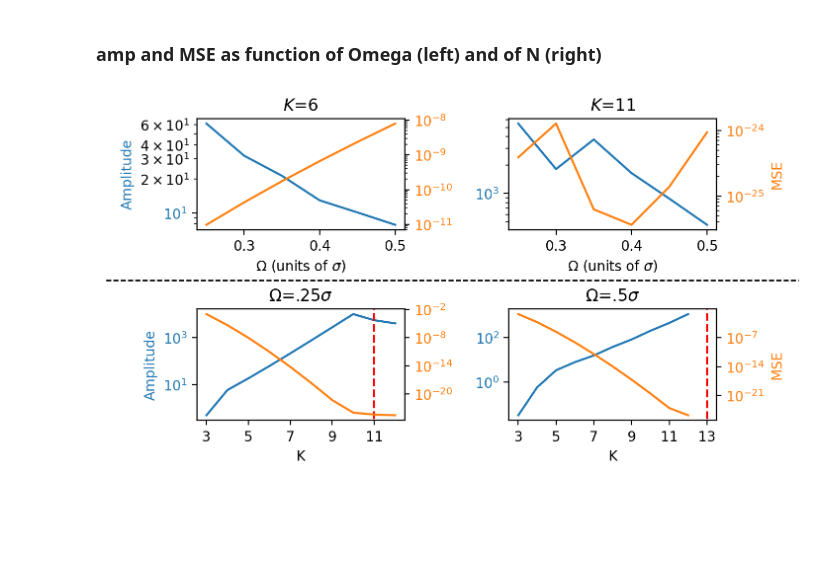
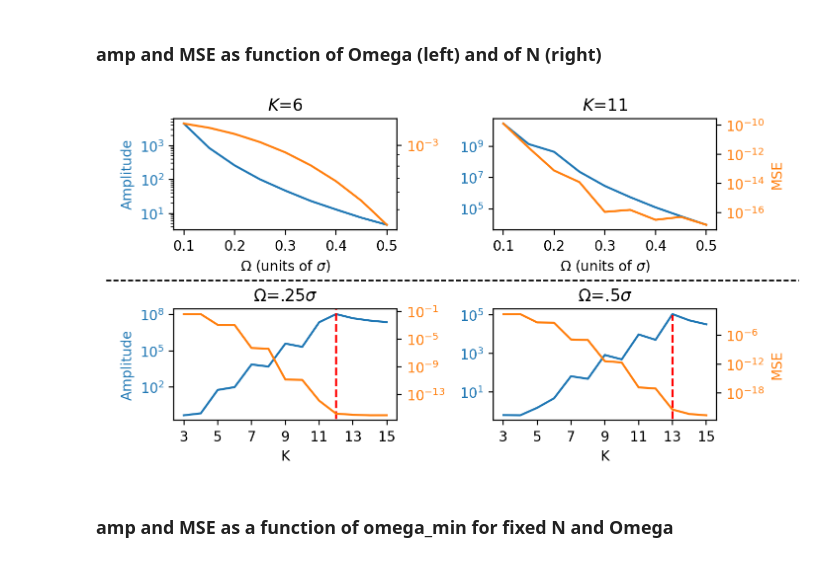
Before and after one commit to dwhite25/Reconstructing-Superoscillations, a Jupyter notebook: reconstructing_superoscillations.ipynb, the cells around one changed output. Drawn from its saved outputs; the diff is of its cells as text; code cells hidden in the pictures; blank space fills up the shorter version.

```diff
--- a/reconstructing_superoscillations.ipynb
+++ b/reconstructing_superoscillations.ipynb
@@ -473,0 +99,26 @@ mins.columns = ['N', 'Omega', 'omega_min', 'amp', 'MSE']
+# %%
+results     = []    # N, Omega, omega_min, max amp, MSE
+for N in np.arange(3, 16):
+    print('N =', N)
+    for freqspread in np.arange(.1, .501, .05):
+        print('  freqspread =', round(freqspread,2))
+        cyclewidth  = (N-1)/freqspread
+        ratio       = cyclewidth/_sincwidth
+        for minfreq in np.arange(0, .501, .005):
+            maxfreq = minfreq + freqspread
+
+            A       = get_fourier_fit(_t, N, minfreq, maxfreq)
+            coefs, _, _, _ = sp.linalg.lstsq(A, _sinc)
+
+            t_wave  = np.linspace(-_sincwidth*ratio/2, _sincwidth*ratio/2, int(_sinclength*ratio))
+            t_wave2 = np.linspace(-_sincwidth/2, _sincwidth/2, _sinclength)
+            y_wave  = fourier_series(t_wave, coefs, minfreq, maxfreq)
+            y_wave2 = fourier_series(t_wave2, coefs, minfreq, maxfreq)
+            _max    = max(np.abs(y_wave))
+            _mean   = np.mean((np.real(_sinc)-np.real(y_wave2))**2)
+            y_temp  = np.copy(y_wave2)
+            y_temp *= 1 + np.cos(t_wave2*np.pi*2/_sincwidth)
+
+            results.append([N, freqspread, minfreq, _max, _mean])
+
+results_db  = pd.DataFrame(results, columns=['N', 'freqspread', 'minfreq', 'max amp', 'MSE'])
@@ -474,3 +408,6 @@ mins.columns = ['N', 'Omega', 'omega_min', 'amp', 'MSE']
+# %%
+mins = results_db.copy()
+mins.columns = ['N', 'Omega', 'omega_min', 'amp', 'MSE']
 # %%
 # some data cleaning
 mins['N'] = mins['N'].astype(int)
@@ -525,11 +460,13 @@ ax1a = ax1.twinx()
 ax1a.plot(min_mse_O, color='tab:orange', label=r'MSE')
 ax1a.tick_params(axis='y', labelcolor='tab:orange', which='major')
 ax1a.tick_params(axis='y', which='minor', labelright=False)
+# ax1a.set_ylabel('MSE', color='tab:orange')
 ax1a.set_yscale('log')
 
 ax2.set_title(r'$K$=11')
 ax2.plot(min_amp_O2, color='tab:blue', label=r'amp')
 ax2.set_xlabel(r'$\Omega$ (units of $\sigma$)')
+# ax2.set_ylabel('Amplitude', color='tab:blue')
 ax2.set_yscale('log')
 ax2.tick_params(axis='y', labelcolor='tab:blue')
 
@@ -546,32 +483,36 @@ ax3.set_xlabel(r'K')
 ax3.set_ylabel('Amplitude', color='tab:blue')
 ax3.set_yscale('log')
 ax3.set_xticks(range(3, 21, 2))
 ax3.tick_params(axis='y', labelcolor='tab:blue')
-ax3.vlines(11, 0, 3e7, linestyles='dashed', color='red')
+ax3.vlines(12, 0, 3e8, linestyles='dashed', color='red')
 
 ax3a = ax3.twinx()
 ax3a.plot(min_mse_N, color='tab:orange', label=r'MSE')
+# ax3a.set_ylabel('MSE', color='tab:orange')
 ax3a.set_yscale('log')
 ax3a.tick_params(axis='y', labelcolor='tab:orange')
 
 ax4.set_title(r'$\Omega$=.5$\sigma$')
 ax4.plot(min_amp_N2, color='tab:blue', label=r'amp')
 ax4.set_xlabel(r'K')
+# ax4.set_ylabel('Amplitude', color='tab:blue')
 ax4.set_yscale('log')
 ax4.set_xticks(range(3, 21, 2))
 ax4.tick_params(axis='y', labelcolor='tab:blue')
 ax4.vlines(13, 0, 1e5, linestyles='dashed', color='red')
 
 ax4a = ax4.twinx()
 ax4a.plot(min_mse_N2, color='tab:orange', label=r'MSE')
 ax4a.set_ylabel('MSE', color='tab:orange')
 ax4a.set_yscale('log')
 ax4a.tick_params(axis='y', labelcolor='tab:orange')
 
 line = Line2D([0, 1], [0.5, 0.5], transform=fig.transFigure, color="black", linestyle="--", linewidth=1)
 fig.add_artist(line)
 
 plt.tight_layout()
 plt.show()
 # %% [output]
-[figure, old version]
+[figure, new version]
+# %% [markdown]
+### amp and MSE as a function of omega_min for fixed N and Omega
```
Also changed, not shown: parts of 77 cells of this notebook.
